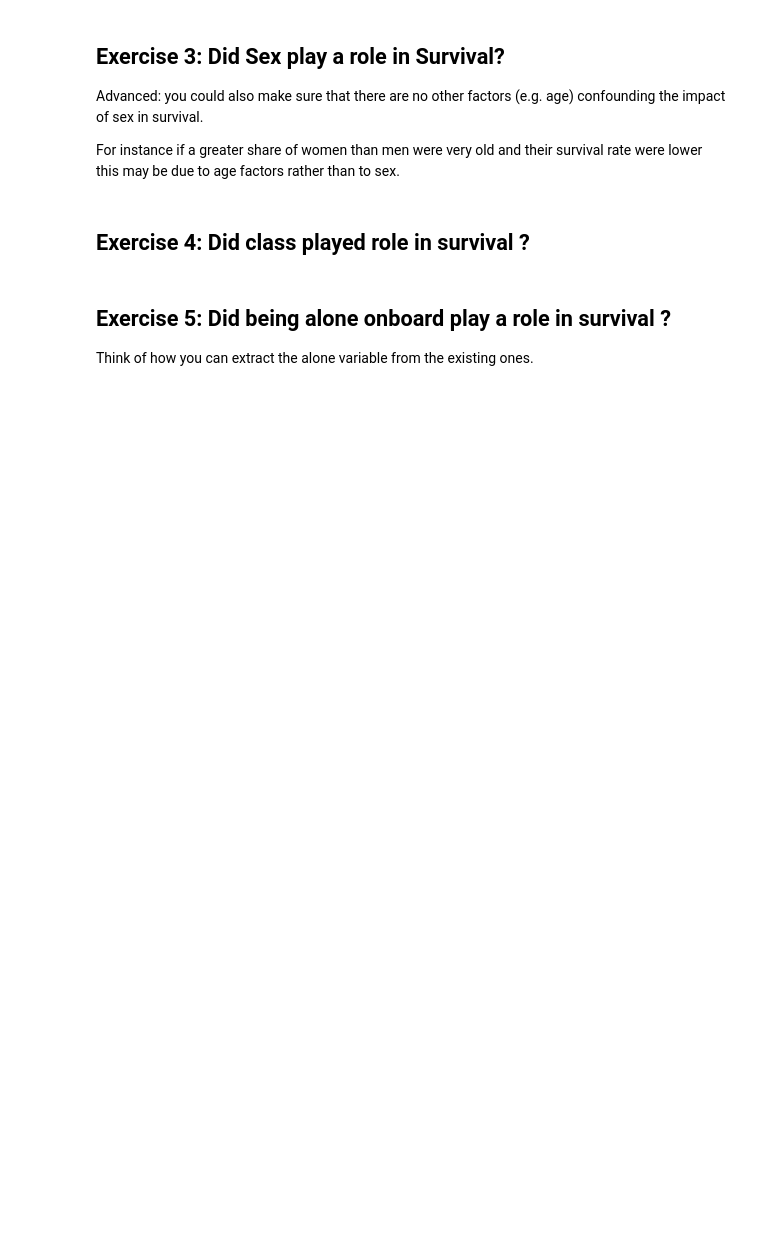
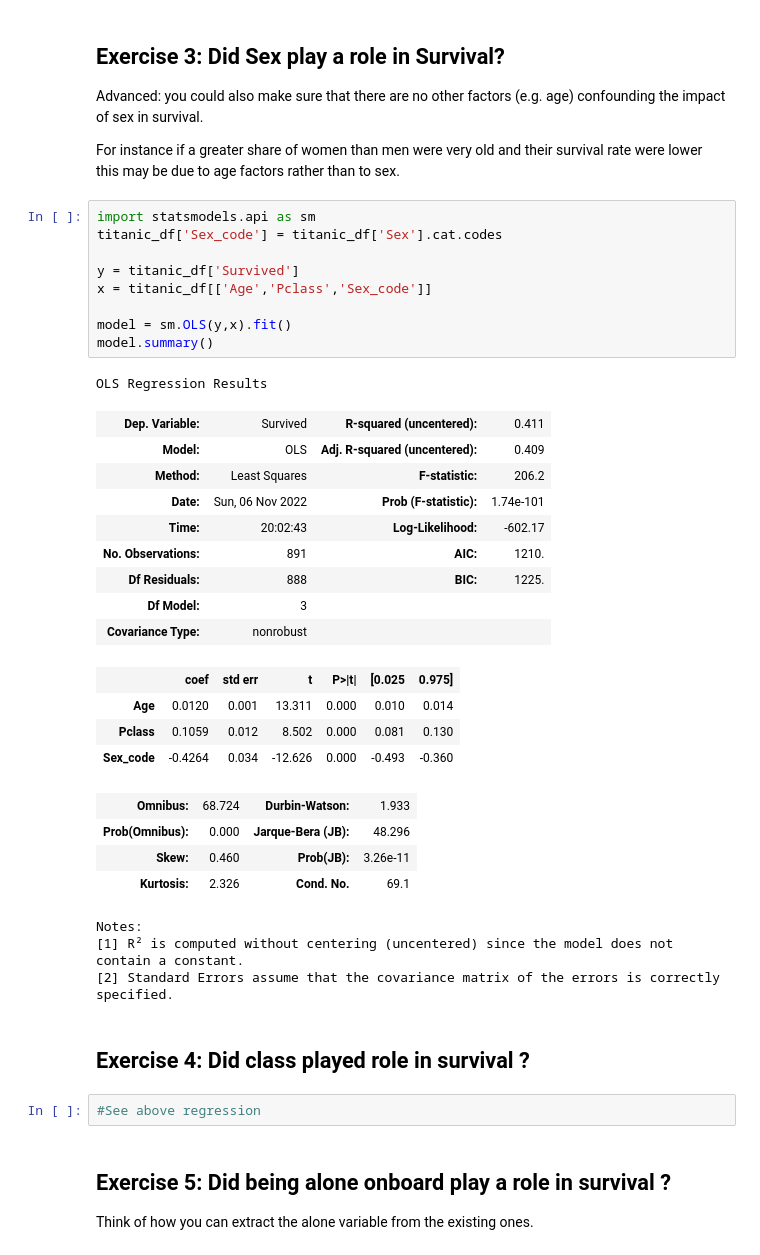
Before and after one commit to Krishan-stack/PP4DS-KS, a Jupyter notebook: exercises/06_The_Titanic_Dataset.ipynb, the cells around one changed output. Cells and saved outputs as stored; diff of their text form; blank space fills up the shorter version.

```diff
--- a/exercises/06_The_Titanic_Dataset.ipynb
+++ b/exercises/06_The_Titanic_Dataset.ipynb
@@ -91,8 +145,41 @@ ATTRS = ["Age", "SibSp","Parch", "Fare"]
 Advanced: you could also make sure that there are no other factors (e.g. age) confounding the impact of sex in survival.
 
 For instance if a greater share of women than men were very old and their survival rate were lower this may be due to age factors rather than to sex.
+# %%
+import statsmodels.api as sm
+titanic_df['Sex_code'] = titanic_df['Sex'].cat.codes
+
+y = titanic_df['Survived']
+x = titanic_df[['Age','Pclass','Sex_code']]
+
+model = sm.OLS(y,x).fit()
+model.summary()
+# %% [output]
+OLS Regression Results
+| Dep. Variable: | Survived | R-squared (uncentered): | 0.411 |
+| Model: | OLS | Adj. R-squared (uncentered): | 0.409 |
+| Method: | Least Squares | F-statistic: | 206.2 |
+| Date: | Sun, 06 Nov 2022 | Prob (F-statistic): | 1.74e-101 |
+| Time: | 20:02:43 | Log-Likelihood: | -602.17 |
+| No. Observations: | 891 | AIC: | 1210. |
+| Df Residuals: | 888 | BIC: | 1225. |
+| Df Model: | 3 |  |  |
+| Covariance Type: | nonrobust |  |  |
+|  | coef | std err | t | P>|t| | [0.025 | 0.975] |
+| Age | 0.0120 | 0.001 | 13.311 | 0.000 | 0.010 | 0.014 |
+| Pclass | 0.1059 | 0.012 | 8.502 | 0.000 | 0.081 | 0.130 |
+| Sex_code | -0.4264 | 0.034 | -12.626 | 0.000 | -0.493 | -0.360 |
+| Omnibus: | 68.724 | Durbin-Watson: | 1.933 |
+| Prob(Omnibus): | 0.000 | Jarque-Bera (JB): | 48.296 |
+| Skew: | 0.460 | Prob(JB): | 3.26e-11 |
+| Kurtosis: | 2.326 | Cond. No. | 69.1 |
+Notes:
+[1] R² is computed without centering (uncentered) since the model does not contain a constant.
+[2] Standard Errors assume that the covariance matrix of the errors is correctly specified.
 # %% [markdown]
 ## Exercise 4: Did class played role in survival ?
+# %%
+#See above regression
 # %% [markdown]
 ## Exercise 5: Did being alone onboard play a role in survival ?
 
```
Also changed, not shown: parts of 9 cells of this notebook.
